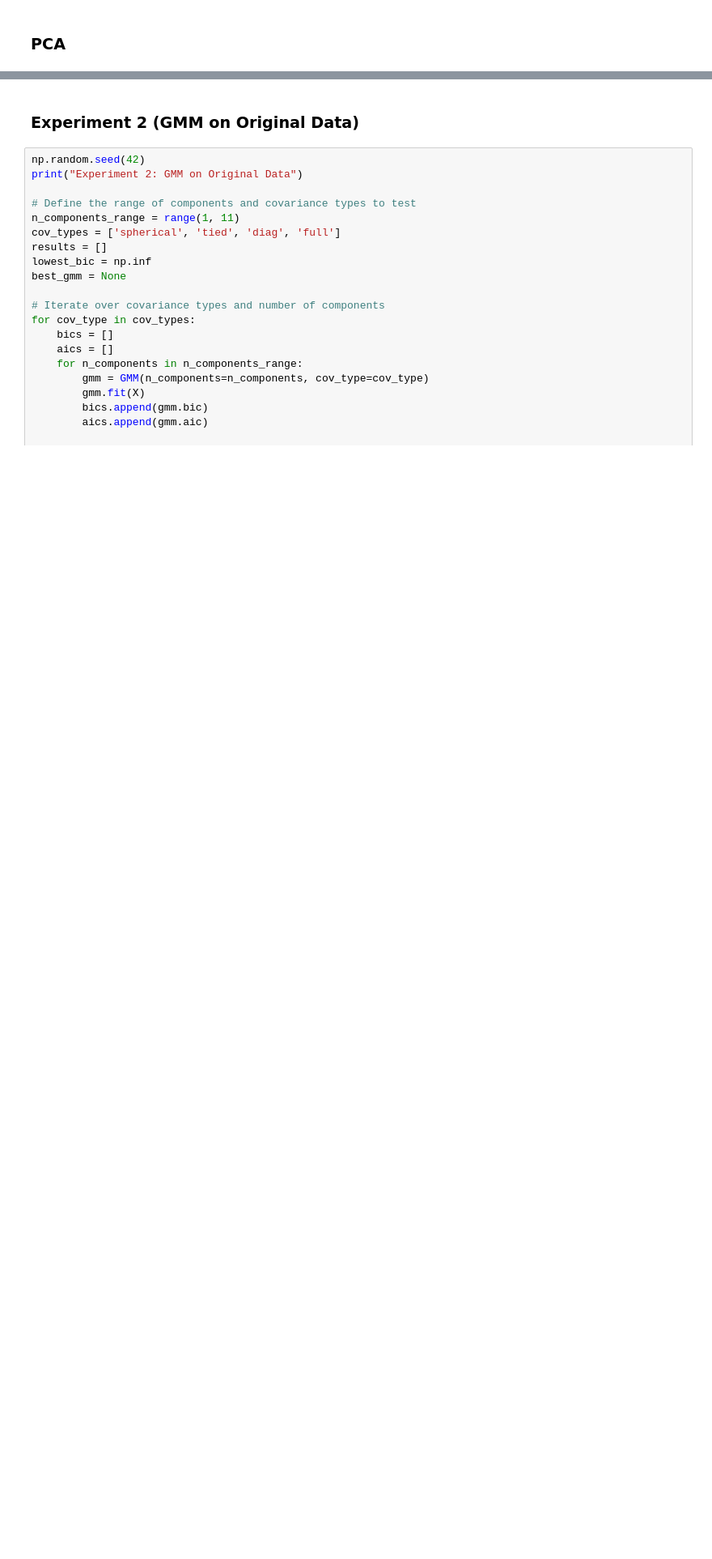
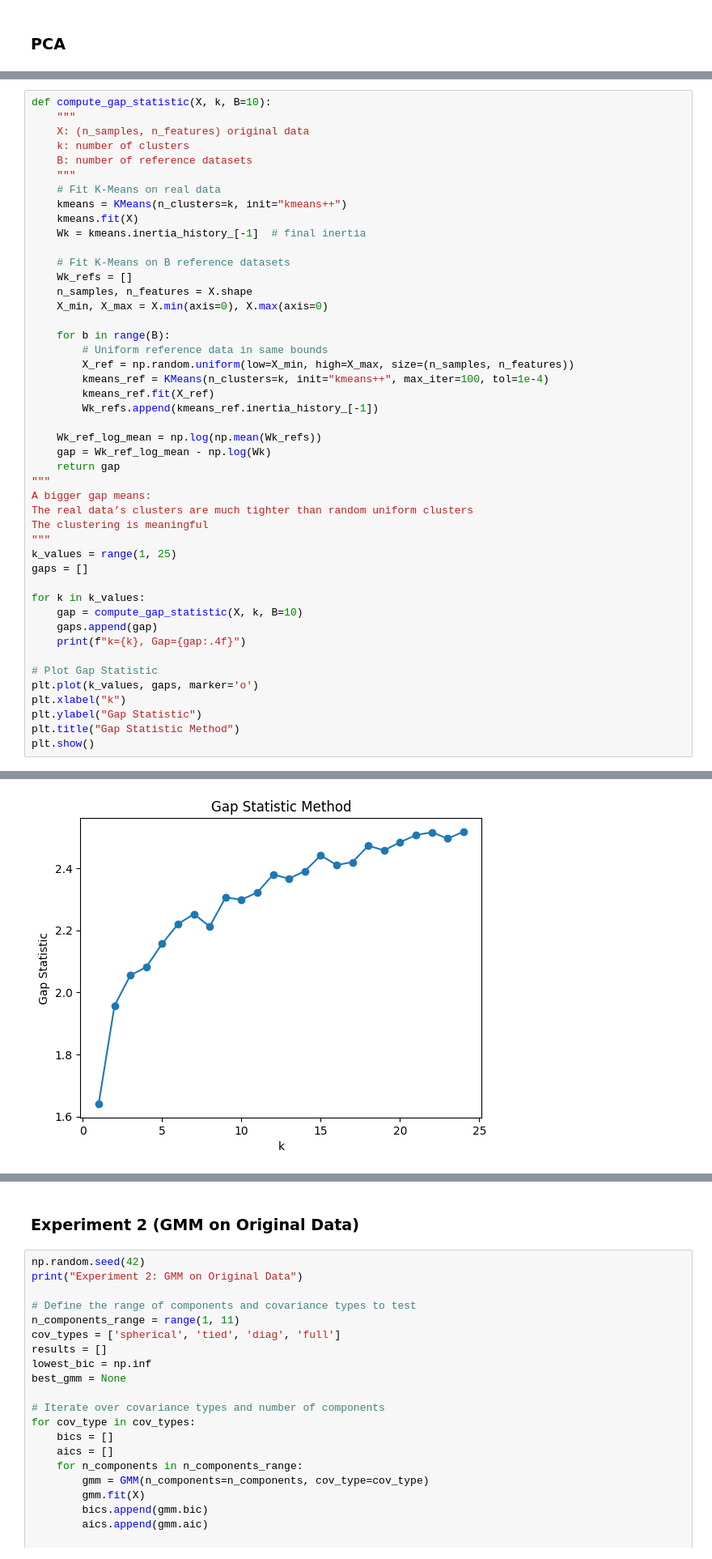
Before and after one commit to RofaeelWagdy/ML-Assignment-4, a Jupyter notebook: Main.ipynb, the cells around one changed output, grey strips where cells are left out. Shown at 81% size. Cells and saved outputs as stored; diff of their text form; blank space fills up the shorter version.

```diff
--- a/Main.ipynb
+++ b/Main.ipynb
@@ -63,0 +99,47 @@ Reconstruction error: 0.04843118566333323
+# %%
+def compute_gap_statistic(X, k, B=10):
+    """
+    X: (n_samples, n_features) original data
+    k: number of clusters
+    B: number of reference datasets
+    """
+    # Fit K-Means on real data
+    kmeans = KMeans(n_clusters=k, init="kmeans++")
+    kmeans.fit(X)
+    Wk = kmeans.inertia_history_[-1]  # final inertia
+
+    # Fit K-Means on B reference datasets
+    Wk_refs = []
+    n_samples, n_features = X.shape
+    X_min, X_max = X.min(axis=0), X.max(axis=0)
+
+    for b in range(B):
+        # Uniform reference data in same bounds
+        X_ref = np.random.uniform(low=X_min, high=X_max, size=(n_samples, n_features))
+        kmeans_ref = KMeans(n_clusters=k, init="kmeans++", max_iter=100, tol=1e-4)
+        kmeans_ref.fit(X_ref)
+        Wk_refs.append(kmeans_ref.inertia_history_[-1])
+
+    Wk_ref_log_mean = np.log(np.mean(Wk_refs))
+    gap = Wk_ref_log_mean - np.log(Wk)
+    return gap
+"""
+A bigger gap means:
+The real data’s clusters are much tighter than random uniform clusters
+The clustering is meaningful
+"""
+k_values = range(1, 25)
+gaps = []
+
+for k in k_values:
+    gap = compute_gap_statistic(X, k, B=10)
+    gaps.append(gap)
+    print(f"k={k}, Gap={gap:.4f}")
+
+# Plot Gap Statistic
+plt.plot(k_values, gaps, marker='o')
+plt.xlabel("k")
+plt.ylabel("Gap Statistic")
+plt.title("Gap Statistic Method")
+plt.show()
+# %% [output]
@@ -63,0 +163 @@ Reconstruction error: 0.04843118566333323
+[figure, added]
```
Also changed, not shown: parts of 12 cells of this notebook.
